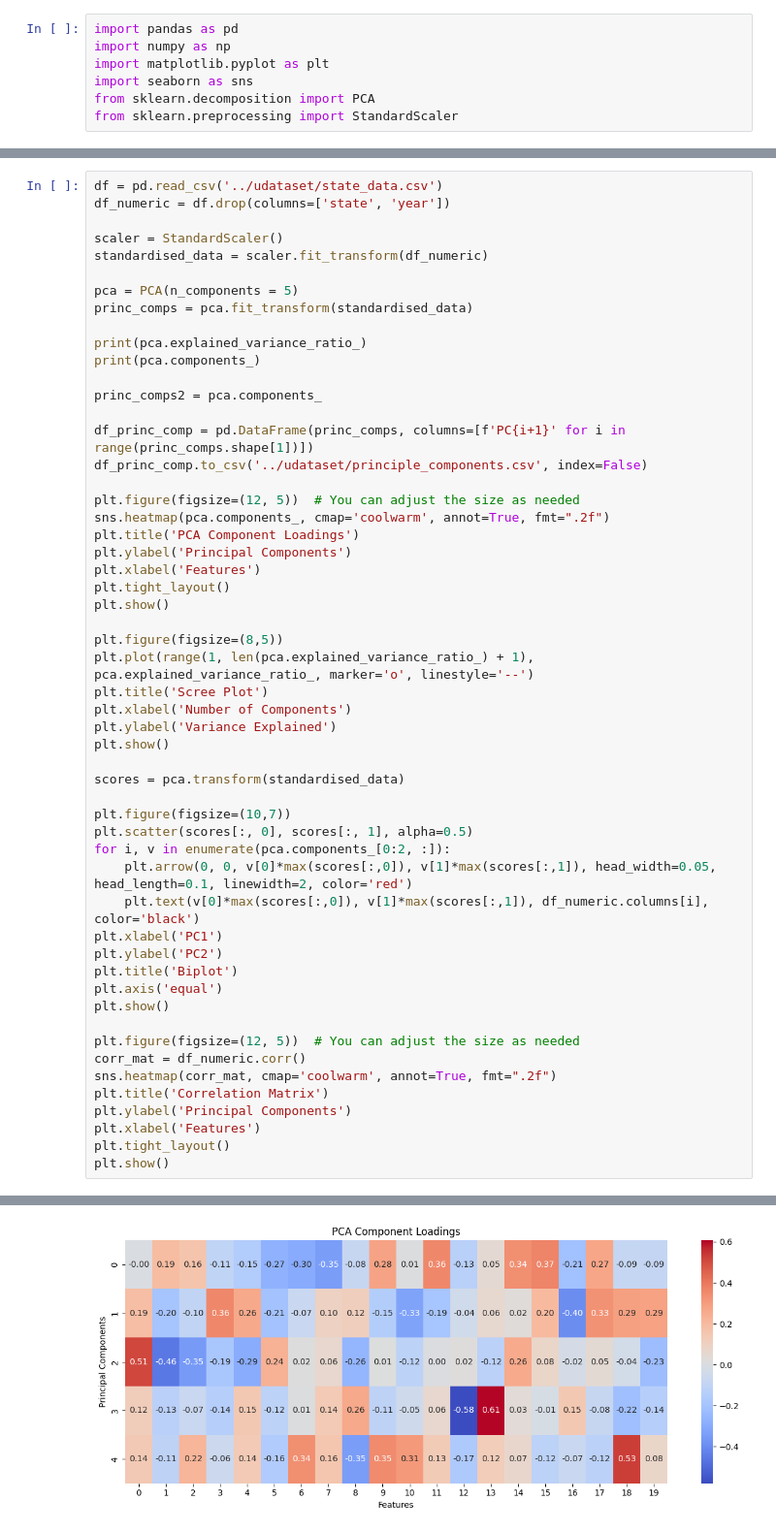
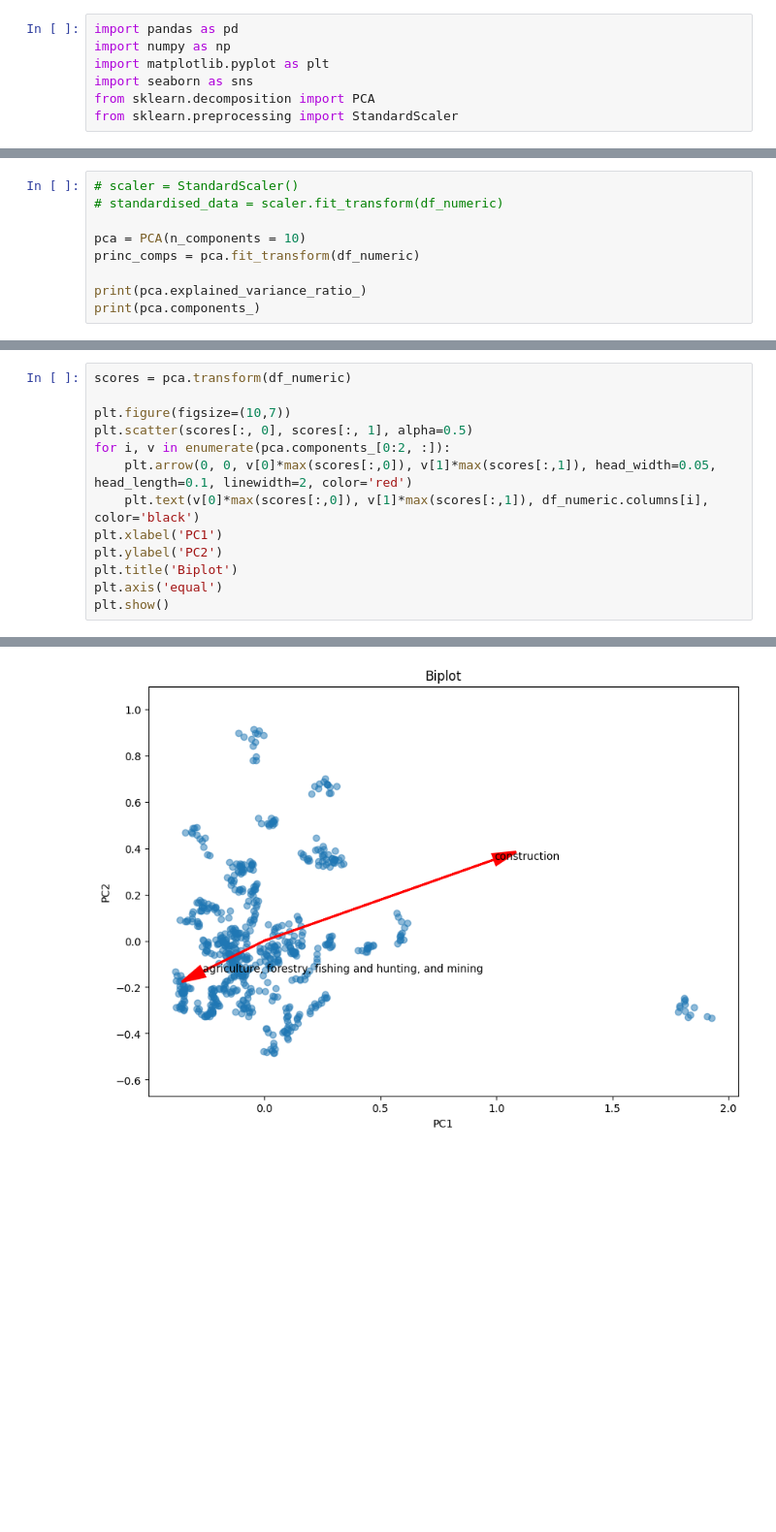
Before and after one commit to SAT-Enjoyers/citadel-datathon, a Jupyter notebook: eda/pca.ipynb, the cells around one changed output, grey strips where cells are left out. Shown at 97% size. Drawn from its saved outputs; the diff is of its cells as text; blank space fills up the shorter version.

Commit message:
Add pca and state clustering

```diff
--- a/eda/pca.ipynb
+++ b/eda/pca.ipynb
@@ -7,0 +27,9 @@ from sklearn.preprocessing import StandardScaler
+# %%
+# scaler = StandardScaler()
+# standardised_data = scaler.fit_transform(df_numeric)
+
+pca = PCA(n_components = 10)
+princ_comps = pca.fit_transform(df_numeric)
+
+print(pca.explained_variance_ratio_)
+print(pca.components_)
@@ -8,37 +77,5 @@ from sklearn.preprocessing import StandardScaler
 # %%
-df = pd.read_csv('../udataset/state_data.csv')
-df_numeric = df.drop(columns=['state', 'year'])
-
-scaler = StandardScaler()
-standardised_data = scaler.fit_transform(df_numeric)
-
-pca = PCA(n_components = 5)
-princ_comps = pca.fit_transform(standardised_data)
-
-print(pca.explained_variance_ratio_)
-print(pca.components_)
-
-princ_comps2 = pca.components_
-
-df_princ_comp = pd.DataFrame(princ_comps, columns=[f'PC{i+1}' for i in range(princ_comps.shape[1])])
-df_princ_comp.to_csv('../udataset/principle_components.csv', index=False)
-
-plt.figure(figsize=(12, 5))  # You can adjust the size as needed
-sns.heatmap(pca.components_, cmap='coolwarm', annot=True, fmt=".2f")
-plt.title('PCA Component Loadings')
-plt.ylabel('Principal Components')
-plt.xlabel('Features')
-plt.tight_layout()
-plt.show()
-
-plt.figure(figsize=(8,5))
-plt.plot(range(1, len(pca.explained_variance_ratio_) + 1), pca.explained_variance_ratio_, marker='o', linestyle='--')
-plt.title('Scree Plot')
-plt.xlabel('Number of Components')
-plt.ylabel('Variance Explained')
-plt.show()
-
-scores = pca.transform(standardised_data)
+scores = pca.transform(df_numeric)
 
 plt.figure(figsize=(10,7))
 plt.scatter(scores[:, 0], scores[:, 1], alpha=0.5)
@@ -50,13 +87,4 @@ plt.ylabel('PC2')
 plt.title('Biplot')
 plt.axis('equal')
 plt.show()
-
-plt.figure(figsize=(12, 5))  # You can adjust the size as needed
-corr_mat = df_numeric.corr()
-sns.heatmap(corr_mat, cmap='coolwarm', annot=True, fmt=".2f")
-plt.title('Correlation Matrix')
-plt.ylabel('Principal Components')
-plt.xlabel('Features')
-plt.tight_layout()
-plt.show()
 # %% [output]
@@ -80 +91 @@ plt.show()
-[figure, old version]
+[figure, new version]
```
Also changed, not shown: parts of 7 cells of this notebook, 1 other file.
